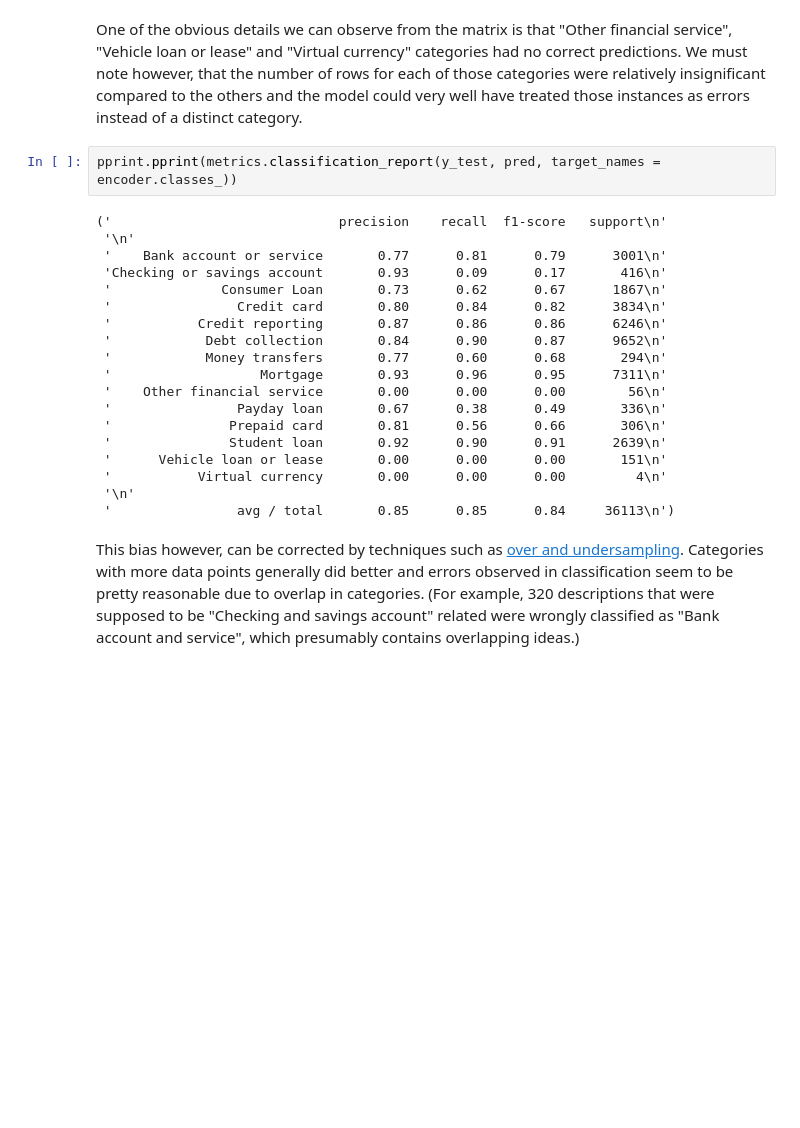
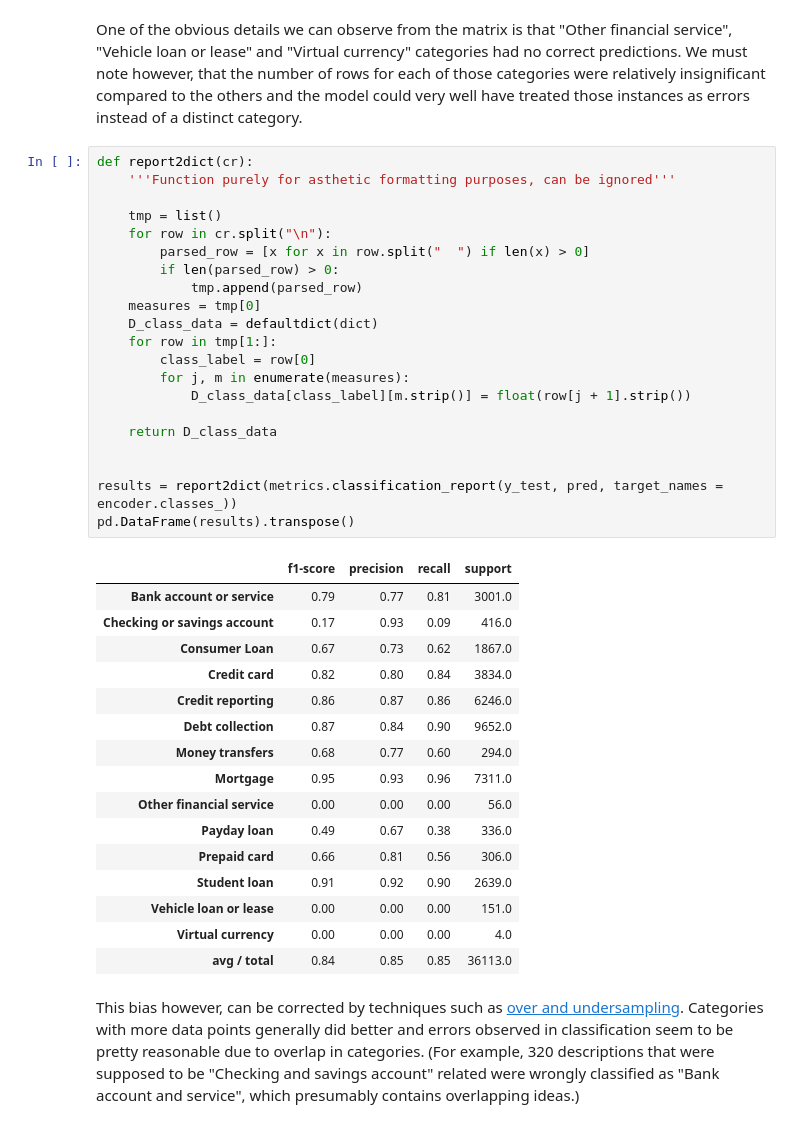
Before and after one commit to jtsw1990/-100daysofmlcode, a Jupyter notebook: actuariesInstituteEntry.ipynb, the cells around one changed output. Drawn from its saved outputs; the diff is of its cells as text; blank space fills up the shorter version.

```diff
--- a/actuariesInstituteEntry.ipynb
+++ b/actuariesInstituteEntry.ipynb
@@ -183,27 +187,44 @@ Text(0.5,1,'Accuracy Score: 0.8521861933375793')
 [figure]
 # %% [markdown]
 One of the obvious details we can observe from the matrix is that "Other financial service", "Vehicle loan or lease" and "Virtual currency" categories had no correct predictions. We must note however, that the number of rows for each of those categories were relatively insignificant compared to the others and the model could very well have treated those instances as errors instead of a distinct category.
-# %%
-pprint.pprint(metrics.classification_report(y_test, pred, target_names = encoder.classes_))
-# %% [output]
-('                             precision    recall  f1-score   support\n'
- '\n'
- '    Bank account or service       0.77      0.81      0.79      3001\n'
- 'Checking or savings account       0.93      0.09      0.17       416\n'
- '              Consumer Loan       0.73      0.62      0.67      1867\n'
- '                Credit card       0.80      0.84      0.82      3834\n'
- '           Credit reporting       0.87      0.86      0.86      6246\n'
- '            Debt collection       0.84      0.90      0.87      9652\n'
- '            Money transfers       0.77      0.60      0.68       294\n'
- '                   Mortgage       0.93      0.96      0.95      7311\n'
- '    Other financial service       0.00      0.00      0.00        56\n'
- '                Payday loan       0.67      0.38      0.49       336\n'
- '               Prepaid card       0.81      0.56      0.66       306\n'
- '               Student loan       0.92      0.90      0.91      2639\n'
- '      Vehicle loan or lease       0.00      0.00      0.00       151\n'
- '           Virtual currency       0.00      0.00      0.00         4\n'
- '\n'
- '                avg / total       0.85      0.85      0.84     36113\n')
+# %%
+def report2dict(cr):
+    '''Function purely for asthetic formatting purposes, can be ignored'''
+
+    tmp = list()
+    for row in cr.split("\n"):
+        parsed_row = [x for x in row.split("  ") if len(x) > 0]
+        if len(parsed_row) > 0:
+            tmp.append(parsed_row)
+    measures = tmp[0]
+    D_class_data = defaultdict(dict)
+    for row in tmp[1:]:
+        class_label = row[0]
+        for j, m in enumerate(measures):
+            D_class_data[class_label][m.strip()] = float(row[j + 1].strip())
+
+    return D_class_data
+
+
+results = report2dict(metrics.classification_report(y_test, pred, target_names = encoder.classes_))
+pd.DataFrame(results).transpose()
+# %% [output]
+|  | f1-score | precision | recall | support |
+| Bank account or service | 0.79 | 0.77 | 0.81 | 3001.0 |
+| Checking or savings account | 0.17 | 0.93 | 0.09 | 416.0 |
+| Consumer Loan | 0.67 | 0.73 | 0.62 | 1867.0 |
+| Credit card | 0.82 | 0.80 | 0.84 | 3834.0 |
+| Credit reporting | 0.86 | 0.87 | 0.86 | 6246.0 |
+| Debt collection | 0.87 | 0.84 | 0.90 | 9652.0 |
+| Money transfers | 0.68 | 0.77 | 0.60 | 294.0 |
+| Mortgage | 0.95 | 0.93 | 0.96 | 7311.0 |
+| Other financial service | 0.00 | 0.00 | 0.00 | 56.0 |
+| Payday loan | 0.49 | 0.67 | 0.38 | 336.0 |
+| Prepaid card | 0.66 | 0.81 | 0.56 | 306.0 |
+| Student loan | 0.91 | 0.92 | 0.90 | 2639.0 |
+| Vehicle loan or lease | 0.00 | 0.00 | 0.00 | 151.0 |
+| Virtual currency | 0.00 | 0.00 | 0.00 | 4.0 |
+| avg / total | 0.84 | 0.85 | 0.85 | 36113.0 |
 # %% [markdown]
 This bias however, can be corrected by techniques such as [over and undersampling](https://en.wikipedia.org/wiki/Oversampling_and_undersampling_in_data_analysis). Categories with more data points generally did better and errors observed in classification seem to be pretty reasonable due to overlap in categories. (For example, 320 descriptions that were supposed to be "Checking and savings account" related were wrongly classified as "Bank account and service", which presumably contains overlapping ideas.)
 # %% [markdown]
```
Also changed, not shown: parts of 10 cells of this notebook.
